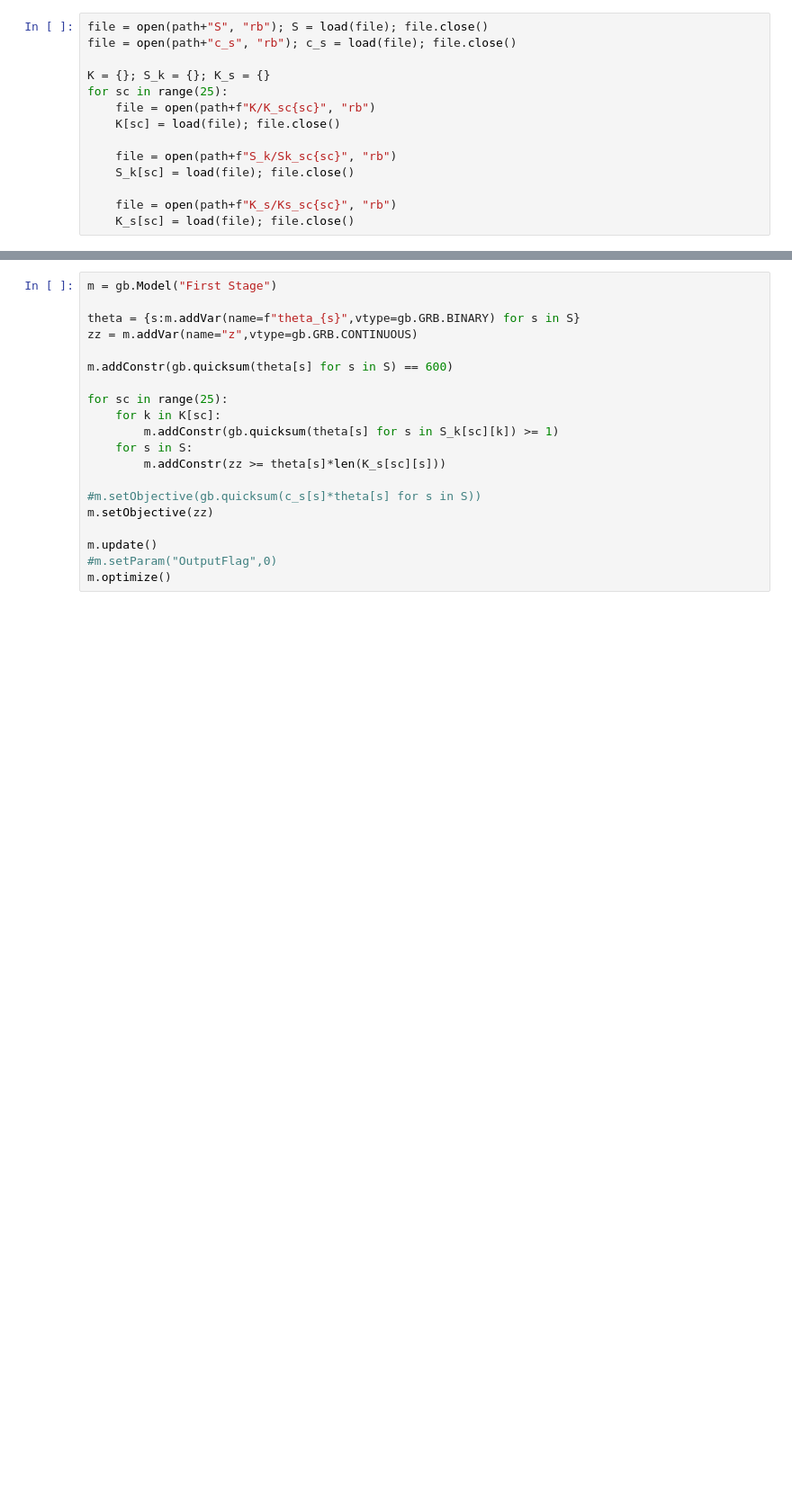
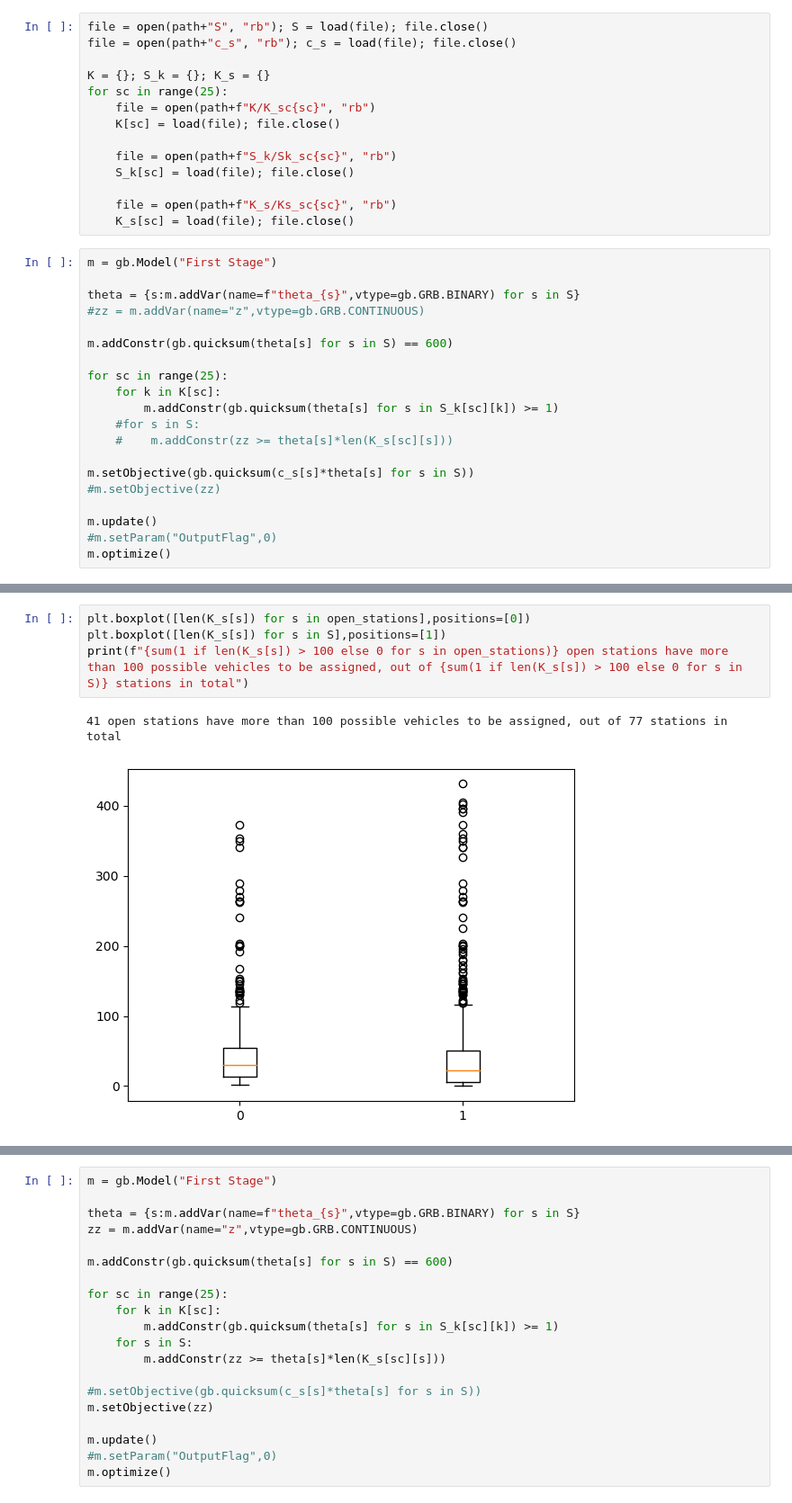
Before and after one commit to juanbeta98/MOPTA-23, a Jupyter notebook: New locations.ipynb, the cells around one changed output, grey strips where cells are left out. Shown at 90% size. Cells and saved outputs as stored; diff of their text form; blank space fills up the shorter version.

```diff
--- a/New locations.ipynb
+++ b/New locations.ipynb
@@ -104,3 +120,23 @@ for sc in range(25):
 
     file = open(path+f"K_s/Ks_sc{sc}", "rb")
     K_s[sc] = load(file); file.close()
+# %%
+m = gb.Model("First Stage")
+
+theta = {s:m.addVar(name=f"theta_{s}",vtype=gb.GRB.BINARY) for s in S}
+#zz = m.addVar(name="z",vtype=gb.GRB.CONTINUOUS)
+
+m.addConstr(gb.quicksum(theta[s] for s in S) == 600)
+
+for sc in range(25):
+    for k in K[sc]:
+        m.addConstr(gb.quicksum(theta[s] for s in S_k[sc][k]) >= 1)
+    #for s in S:
+    #    m.addConstr(zz >= theta[s]*len(K_s[sc][s]))
+
+m.setObjective(gb.quicksum(c_s[s]*theta[s] for s in S))
+#m.setObjective(zz)
+
+m.update()
+#m.setParam("OutputFlag",0)
+m.optimize()
@@ -106,0 +245,7 @@ for sc in range(25):
+# %%
+plt.boxplot([len(K_s[s]) for s in open_stations],positions=[0])
+plt.boxplot([len(K_s[s]) for s in S],positions=[1])
+print(f"{sum(1 if len(K_s[s]) > 100 else 0 for s in open_stations)} open stations have more than 100 possible vehicles to be assigned, out of {sum(1 if len(K_s[s]) > 100 else 0 for s in S)} stations in total")
+# %% [output]
+41 open stations have more than 100 possible vehicles to be assigned, out of 77 stations in total
+[figure, added]
```
Also changed, not shown: parts of 28 cells of this notebook.
